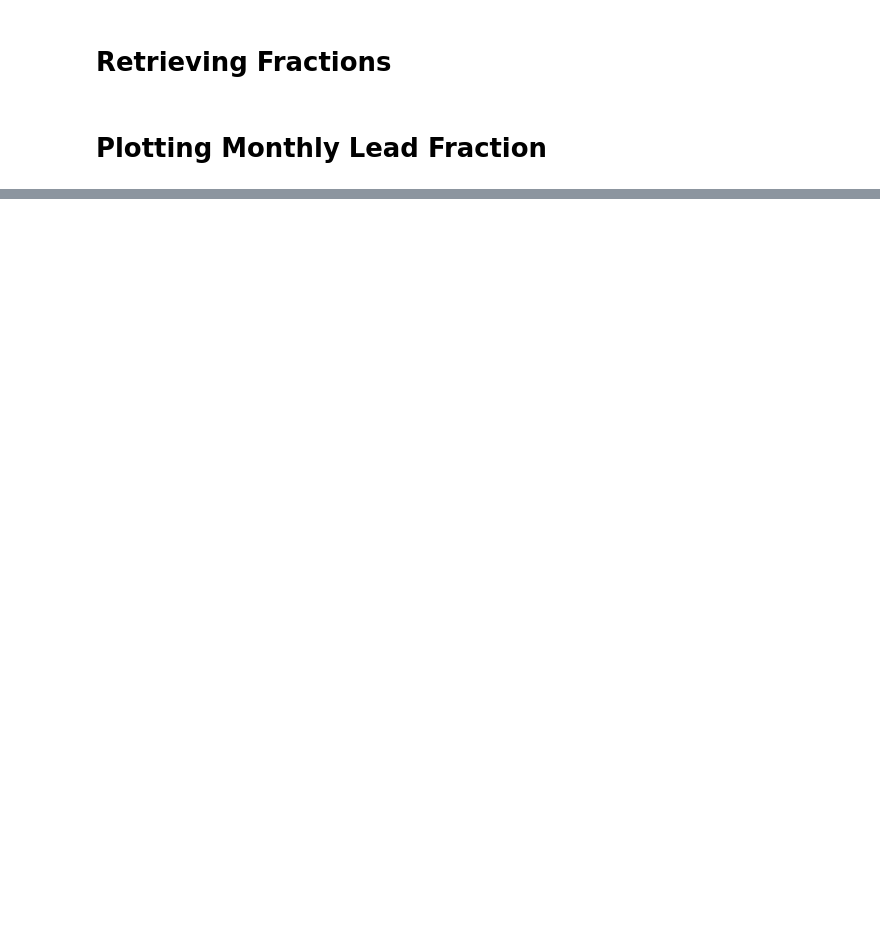
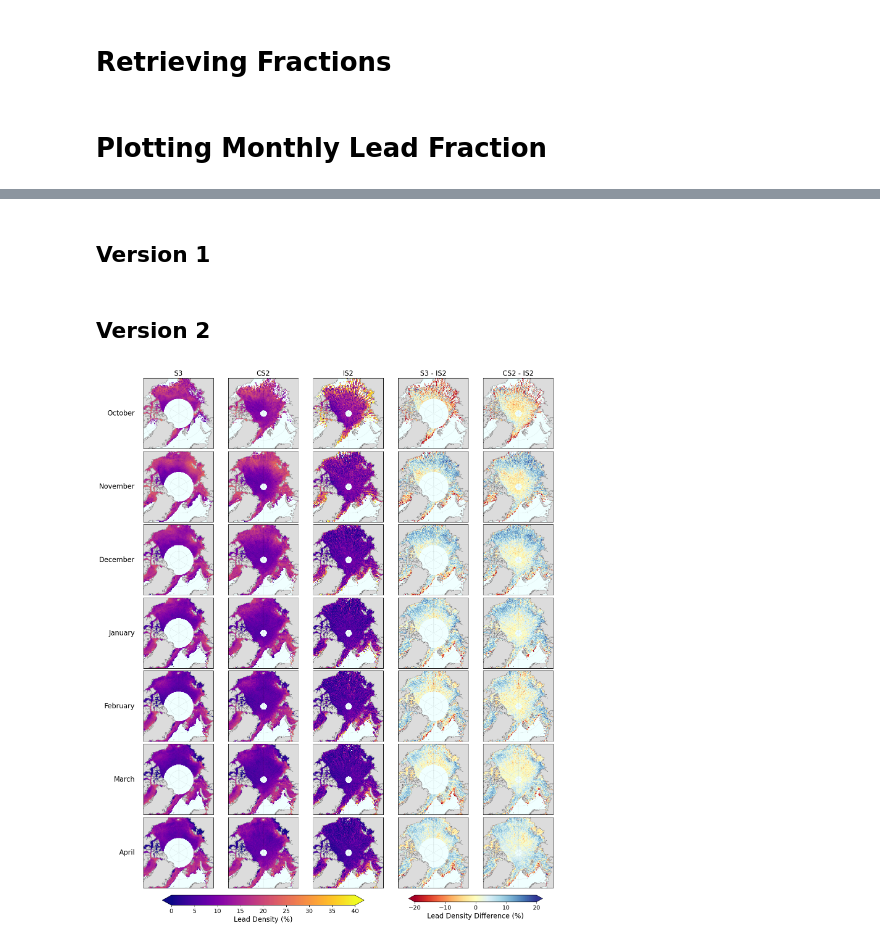
Before and after one commit to amy-swiggs/Arctic_Lead_Density_AES, a Jupyter notebook: Scripts/Fig2.ipynb, the cells around one changed output, grey strips where cells are left out. Drawn from its saved outputs; the diff is of its cells as text; code cells hidden in the pictures; blank space fills up the shorter version.

```diff
--- a/Scripts/Fig2.ipynb
+++ b/Scripts/Fig2.ipynb
@@ -115,5 +115,10 @@ cs2_monthly_lead_fractions = monthly_averages_allyears(cs2_lead_fractions,winter
 s3_monthly_lead_fractions = monthly_averages_allyears(s3_lead_fractions,winter_months)
 
 is2_monthly_lead_fractions = monthly_averages_allyears(is2_lead_fractions,winter_months)
+
+cs2_is2_diff, s3_is2_diff = {},{}
+for month in winter_months:
+    cs2_is2_diff[month] = cs2_monthly_lead_fractions[month] - is2_monthly_lead_fractions[month]
+    s3_is2_diff[month] = s3_monthly_lead_fractions[month] - is2_monthly_lead_fractions[month]
 # %% [markdown]
 # Plotting Monthly Lead Fraction
@@ -181,0 +125,2 @@ plt.show()
+# %% [markdown]
+## Version 1
@@ -181,0 +187,70 @@ plt.show()
+# %% [markdown]
+## Version 2
+# %%
+lead_datasets = {0: s3_monthly_lead_fractions,1: cs2_monthly_lead_fractions,
+                 2: is2_monthly_lead_fractions,3:s3_is2_diff,4:cs2_is2_diff}
+
+months = ['10', '11', '12', '01', '02', '03', '04']
+dataset_names = ['S3', 'CS2', 'IS2','S3 - IS2','CS2 - IS2']
+month_names = ['October','November', 'December', 'January', 'February', 'March', 'April']
+
+lead_kwargs = dict(cmap='plasma',transform=map_projection,vmin=0,vmax=40,zorder=1)
+diff_kwargs = dict(cmap='RdYlBu',transform=map_projection,vmin=-20,vmax=20,zorder=1)
+
+fig = plt.figure(figsize=(15, 18), layout='constrained')
+gs = fig.add_gridspec(7, 5)
+ax = np.empty((7, 5), dtype=object)
+
+for row in range(7):
+    for col in range(5):
+        ax[row, col] = fig.add_subplot(
+            gs[row, col],
+            projection=map_projection)
+
+for col, (dataset_idx, data) in enumerate(lead_datasets.items()):
+    for row, month in enumerate(months):
+        if col in [0,1,2]:
+            leads = ax[row, col].pcolormesh(x_grid_centre_25,y_grid_centre_25,
+                data[month],**lead_kwargs)
+        if col in [3,4]:
+            diff = ax[row, col].pcolormesh(x_grid_centre_25,y_grid_centre_25,
+                data[month],**diff_kwargs)
+
+
+cbar = fig.colorbar(leads,ax=ax[6, 0:3] ,location = 'bottom',shrink=0.8,orientation='horizontal', extend='both',
+                    use_gridspec=True,pad=0.1)
+cbar.ax.tick_params(labelsize=14)
+cbar.set_label('Lead Density (%)', fontsize=16)
+
+cbar = fig.colorbar(diff,ax=ax[6, 3:5] ,location = 'bottom',shrink=0.8,orientation='horizontal', extend='both',
+                    use_gridspec=True,pad=0.1)
+cbar.ax.tick_params(labelsize=14)
+cbar.set_label('Lead Density Difference (%)', fontsize=16)
+
+
+cs2_lead_colour = '#2D74BE'
+s3_lead_colour = '#489963'
+is2_lead_colour = '#733498'
+
+
+for a in ax.flatten():
+    a.coastlines(linewidth=0.2,zorder=2.5)
+    a.gridlines(linewidth=0.3, color='k', alpha=0.5, linestyle=':')
+    a.add_feature(cartopy.feature.LAND, color=('gainsboro'), edgecolor='black',zorder=2)
+    a.add_feature(cartopy.feature.OCEAN, color=('azure'),edgecolor='black',zorder=0)
+    a.set_extent([-180, 180, 90, 70], ccrs.PlateCarree())
+
+
+for row, name in enumerate(month_names):
+    ax[row, 0].text(-0.12,0.5,name,transform=ax[row, 0].transAxes,
+        fontsize=16,va='center',ha='right')
+
+
+for col, name in enumerate(dataset_names):
+    ax[0, col].set_title(name,fontsize=16)
+
+plt.show()
+
+fig.savefig('/Users/amyswiggs/Desktop/Spring_2026/Arctic_Sea_Surface_Classification/Arctic_Lead_Density_AES/Resubmission_Figures/Fig2.png',dpi=300,bbox_inches="tight")
+# %% [output]
+[figure, added]
```
Also changed, not shown: parts of 2 cells of this notebook, 1 other file.
